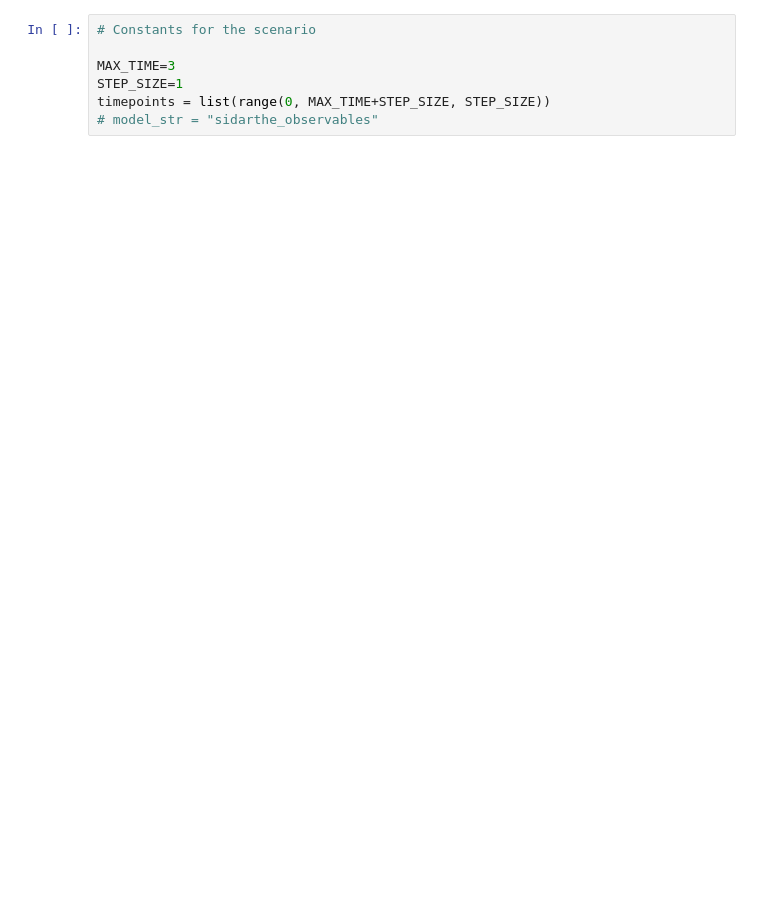
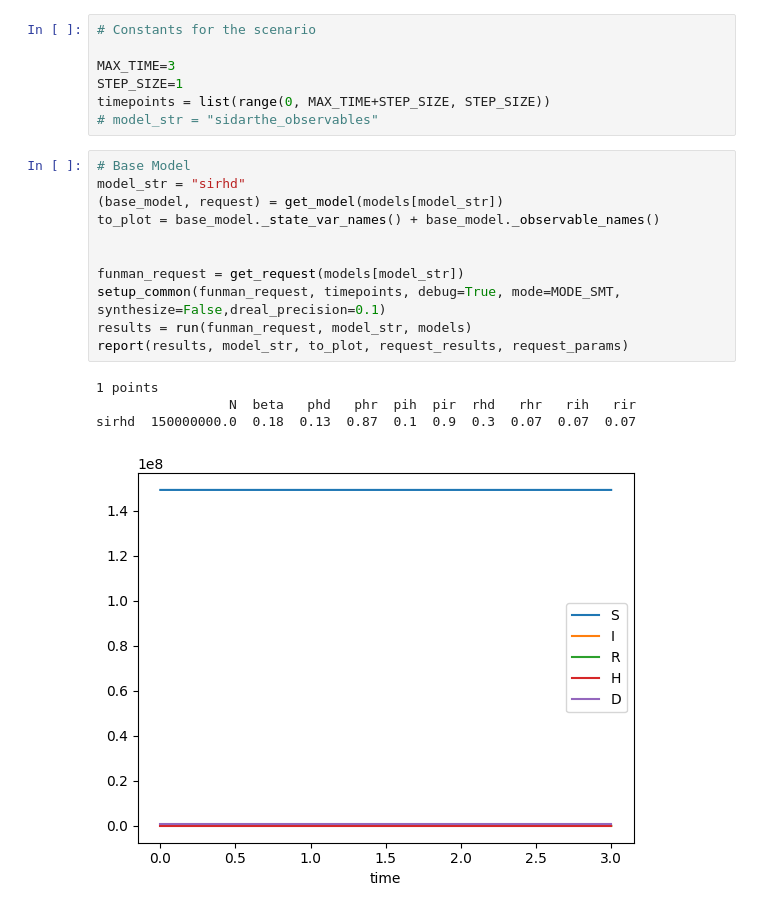
Before and after one commit to siftech/funman, a Jupyter notebook: notebooks/monthly-demos/funman_sep_2024_strat_abs.ipynb, the cells around one changed output. Cells and saved outputs as stored; diff of their text form; blank space fills up the shorter version.

Commit message:
stratification producing meaningful result

```diff
--- a/notebooks/monthly-demos/funman_sep_2024_strat_abs.ipynb
+++ b/notebooks/monthly-demos/funman_sep_2024_strat_abs.ipynb
@@ -53,3 +56,19 @@ MAX_TIME=3
 STEP_SIZE=1
 timepoints = list(range(0, MAX_TIME+STEP_SIZE, STEP_SIZE))
 # model_str = "sidarthe_observables"
+# %%
+# Base Model
+model_str = "sirhd"
+(base_model, request) = get_model(models[model_str])
+to_plot = base_model._state_var_names() + base_model._observable_names()
+
+
+funman_request = get_request(models[model_str])
+setup_common(funman_request, timepoints, debug=True, mode=MODE_SMT, synthesize=False,dreal_precision=0.1)
+results = run(funman_request, model_str, models)
+report(results, model_str, to_plot, request_results, request_params)
+# %% [output]
+1 points
+                 N  beta   phd   phr  pih  pir  rhd   rhr   rih   rir
+sirhd  150000000.0  0.18  0.13  0.87  0.1  0.9  0.3  0.07  0.07  0.07
+[figure, added]
```
Also changed, not shown: parts of 9 cells of this notebook, 2 other files.
